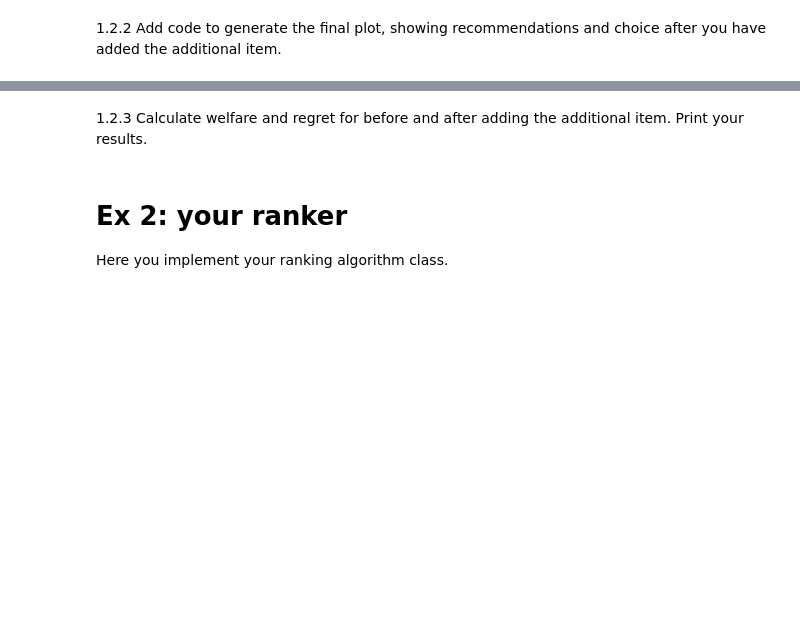
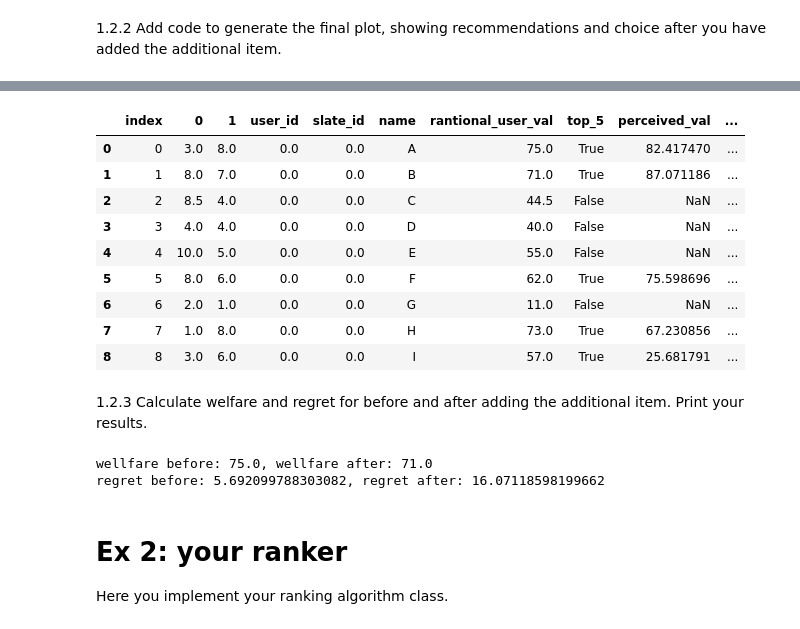
Before and after one commit to Strugoeden121/ML_Human2, a Jupyter notebook: HW2_2024_students.ipynb, the cells around one changed output, grey strips where cells are left out. Drawn from its saved outputs; the diff is of its cells as text; code cells hidden in the pictures; blank space fills up the shorter version.

```diff
--- a/HW2_2024_students.ipynb
+++ b/HW2_2024_students.ipynb
@@ -527,2 +631,15 @@ Answer:...
+# %%
+df_new
+# %% [output]
+|  | index | 0 | 1 | user_id | slate_id | name | rantional_user_val | top_5 | perceived_val | ... |
+| 0 | 0 | 3.0 | 8.0 | 0.0 | 0.0 | A | 75.0 | True | 82.417470 | ... |
+| 1 | 1 | 8.0 | 7.0 | 0.0 | 0.0 | B | 71.0 | True | 87.071186 | ... |
+| 2 | 2 | 8.5 | 4.0 | 0.0 | 0.0 | C | 44.5 | False | NaN | ... |
+| 3 | 3 | 4.0 | 4.0 | 0.0 | 0.0 | D | 40.0 | False | NaN | ... |
+| 4 | 4 | 10.0 | 5.0 | 0.0 | 0.0 | E | 55.0 | False | NaN | ... |
+| 5 | 5 | 8.0 | 6.0 | 0.0 | 0.0 | F | 62.0 | True | 75.598696 | ... |
+| 6 | 6 | 2.0 | 1.0 | 0.0 | 0.0 | G | 11.0 | False | NaN | ... |
+| 7 | 7 | 1.0 | 8.0 | 0.0 | 0.0 | H | 73.0 | True | 67.230856 | ... |
+| 8 | 8 | 3.0 | 6.0 | 0.0 | 0.0 | I | 57.0 | True | 25.681791 | ... |
 # %% [markdown]
 1.2.3 Calculate welfare and regret for before and after adding the additional item. Print your results.
@@ -531,3 +646,16 @@ Answer:...
+# %%
+## YOUR SOLUTION
+welfare_before = df.loc[df['perceived_val'].idxmax(), 'rantional_user_val']
+welfare_after = df_new.loc[df_new['perceived_val'].idxmax(), 'rantional_user_val']
+print(f"wellfare before: {welfare_before}, wellfare after: {welfare_after}")
+preceived_val_all_after = df_new.loc[df_new['perceived_val'].idxmax(), 'perceived_val']
+preceived_val_all_before = df.loc[df['perceived_val'].idxmax(), 'perceived_val']
+regret_before = np.abs(welfare_before - preceived_val_all_before)
+regret_after = np.abs(welfare_after - preceived_val_all_after)
+print(f"regret before: {regret_before}, regret after: {regret_after}")
+# %% [output]
+wellfare before: 75.0, wellfare after: 71.0
+regret before: 5.692099788303082, regret after: 16.07118598199662
 # %% [markdown]
 # Ex 2: your ranker
 
```
Also changed, not shown: parts of 23 cells of this notebook.
